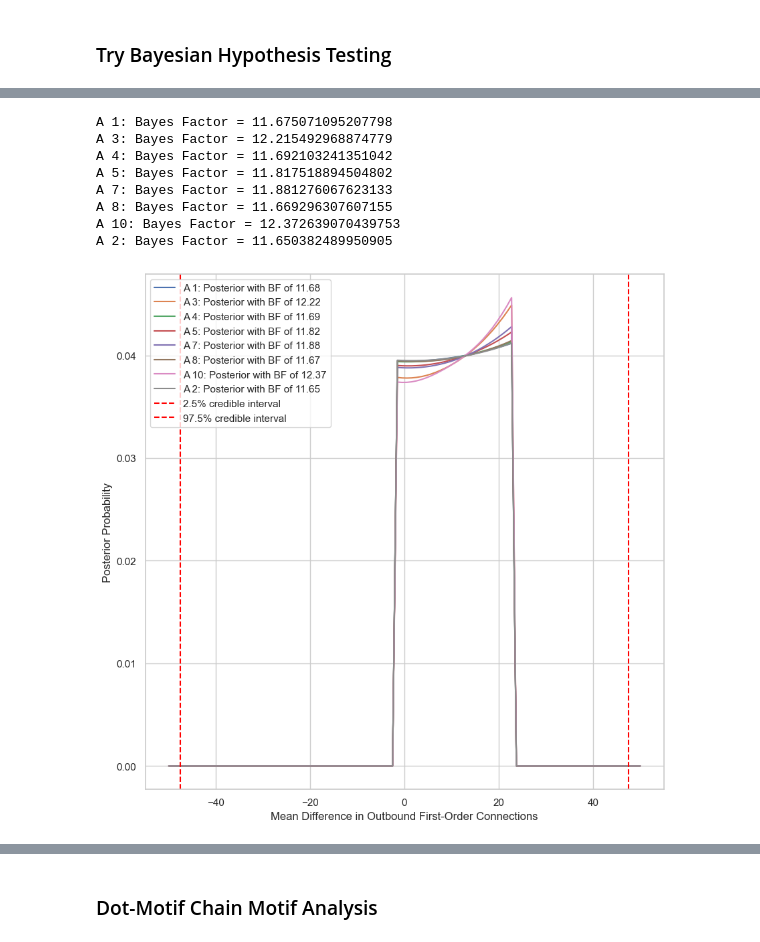
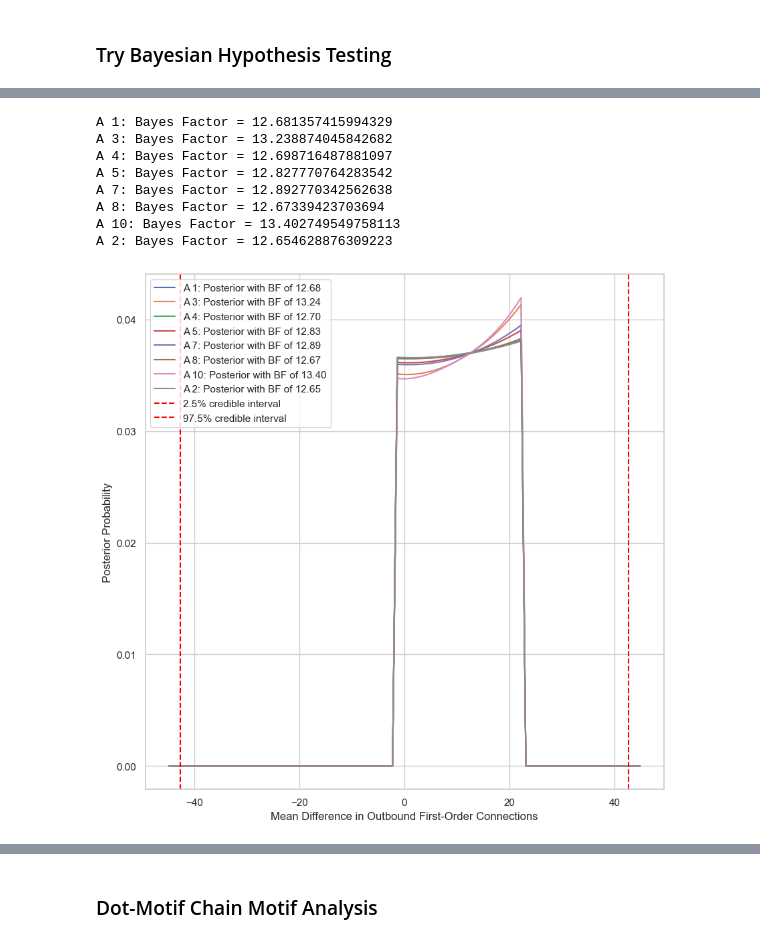
Before and after one commit to Jawagnercarena/Assembly_Organization, a Jupyter notebook: AssemblyPaperFigures/FigureCode/Figure5/Figure5.ipynb, the cells around one changed output, grey strips where cells are left out. Cells and saved outputs as stored; diff of their text form; code cells hidden in the pictures.

```diff
--- a/AssemblyPaperFigures/FigureCode/Figure5/Figure5.ipynb
+++ b/AssemblyPaperFigures/FigureCode/Figure5/Figure5.ipynb
@@ -629,7 +723,8 @@ def bayesian_hypothesis_individual_testing(connections_dict: dict, directionalit
     bayes_factors = {}
     for key in connectivity.keys():
         if key != 'No A':
-            mean_diffs = np.linspace(-50, 50, 100)
+            define_range = np.mean(empirical_mean_diffs) + 4*np.std(empirical_mean_diffs)
+            mean_diffs = np.linspace(-define_range, define_range, 100)
             posteriors = np.array([posterior(md, [connectivity[key]], connectivity["No A"]) for md in mean_diffs])
             posteriors /= np.sum(posteriors)
             bf = np.sum(posteriors[mean_diffs > 0]) / np.sum(posteriors[mean_diffs <= 0])
@@ -655,15 +752,17 @@ Evidence supports the hypothesis that the assembly datasets have a higher mean c
 [figure]
 [figure]
 # %%
-bayesian_hypothesis_individual_testing(outbound_first_order_connections, "Outbound")
+bayesian_hypothesis_individual_testing(connections_dict=outbound_first_order_connections,
+                                       directionality="Outbound",
+                                       psd = False)
 # %% [output]
-A 1: Bayes Factor = 11.675071095207798
-A 3: Bayes Factor = 12.215492968874779
-A 4: Bayes Factor = 11.692103241351042
-A 5: Bayes Factor = 11.817518894504802
-A 7: Bayes Factor = 11.881276067623133
-A 8: Bayes Factor = 11.669296307607155
-A 10: Bayes Factor = 12.372639070439753
-A 2: Bayes Factor = 11.650382489950905
+A 1: Bayes Factor = 12.681357415994329
+A 3: Bayes Factor = 13.238874045842682
+A 4: Bayes Factor = 12.698716487881097
+A 5: Bayes Factor = 12.827770764283542
+A 7: Bayes Factor = 12.892770342562638
+A 8: Bayes Factor = 12.67339423703694
+A 10: Bayes Factor = 13.402749549758113
+A 2: Bayes Factor = 12.654628876309223
-[figure, old version]
+[figure, new version]
 # %%
```
Also changed, not shown: parts of 11 cells of this notebook, 2 other files.
